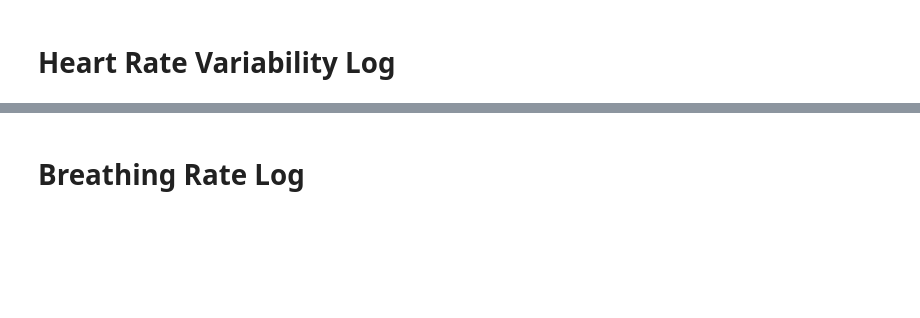
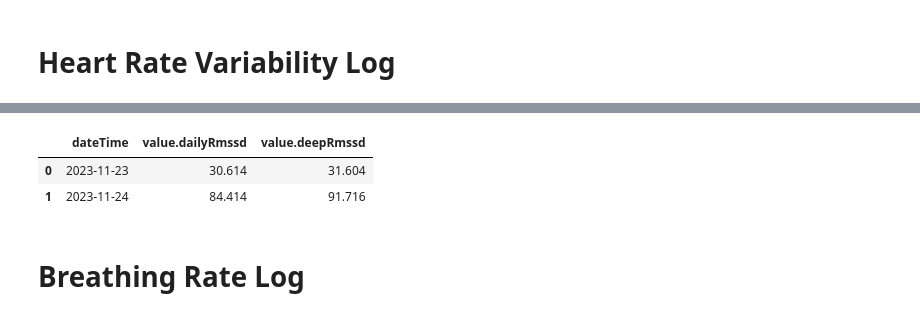
Before and after one commit to Saatvik1/Fishbit, a Jupyter notebook: Initial_Wrangling.ipynb, the cells around one changed output, grey strips where cells are left out. Drawn from its saved outputs; the diff is of its cells as text; code cells hidden in the pictures; blank space fills up the shorter version.

```diff
--- a/Initial_Wrangling.ipynb
+++ b/Initial_Wrangling.ipynb
@@ -266,3 +505,10 @@ print(hrv_df_arr[0].info())
+# %%
+hrv_df = hrv_df_arr[0]
+hrv_df.head(2)
+# %% [output]
+|  | dateTime | value.dailyRmssd | value.deepRmssd |
+| 0 | 2023-11-23 | 30.614 | 31.604 |
+| 1 | 2023-11-24 | 84.414 | 91.716 |
 # %% [markdown]
 # Breathing Rate Log
 # %%
```
Also changed, not shown: parts of 25 cells of this notebook.
